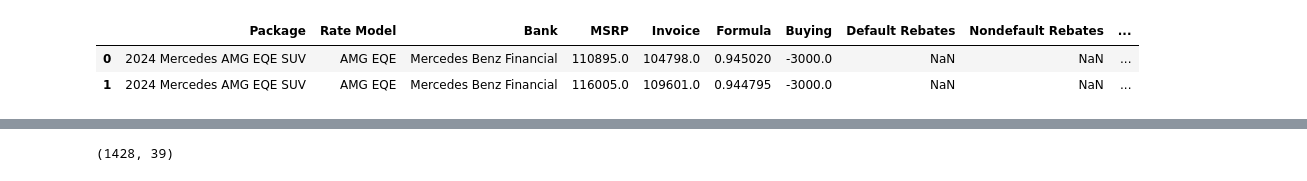
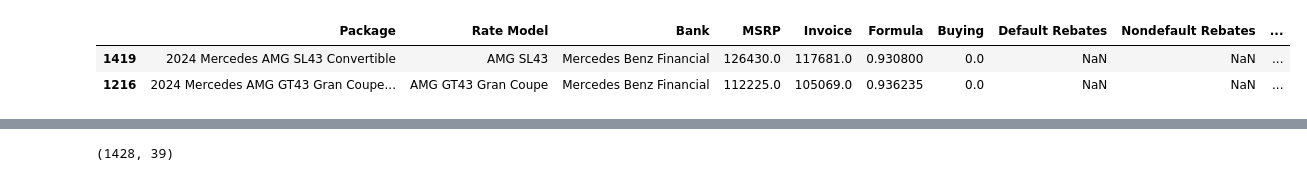
Before and after one commit to favasmfsm/montage, a Jupyter notebook: notebook/Untitled1.ipynb, the cells around one changed output, grey strips where cells are left out. Saved outputs shown, nothing was run; the diff lists cells and outputs as text; code cells hidden in the pictures.

```diff
--- a/notebook/Untitled1.ipynb
+++ b/notebook/Untitled1.ipynb
@@ -18,8 +18,8 @@ df1 = pd.read_csv("../data/benz_packge.csv")
 # %%
 df2 = pd.read_csv("../data/benz_rebate.csv")
 # %%
-df1.head(2)
+df1.sample(2)
 # %% [output]
 |  | Package | Rate Model | Bank | MSRP | Invoice | Formula | Buying | Default Rebates | Nondefault Rebates | ... |
-| 0 | 2024 Mercedes AMG EQE SUV | AMG EQE | Mercedes Benz Financial | 110895.0 | 104798.0 | 0.945020 | -3000.0 | NaN | NaN | ... |
-| 1 | 2024 Mercedes AMG EQE SUV | AMG EQE | Mercedes Benz Financial | 116005.0 | 109601.0 | 0.944795 | -3000.0 | NaN | NaN | ... |
+| 1419 | 2024 Mercedes AMG SL43 Convertible | AMG SL43 | Mercedes Benz Financial | 126430.0 | 117681.0 | 0.930800 | 0.0 | NaN | NaN | ... |
+| 1216 | 2024 Mercedes AMG GT43 Gran Coupe... | AMG GT43 Gran Coupe | Mercedes Benz Financial | 112225.0 | 105069.0 | 0.936235 | 0.0 | NaN | NaN | ... |
```
Also changed, not shown: parts of 1 cell of this notebook, 1 other file.
